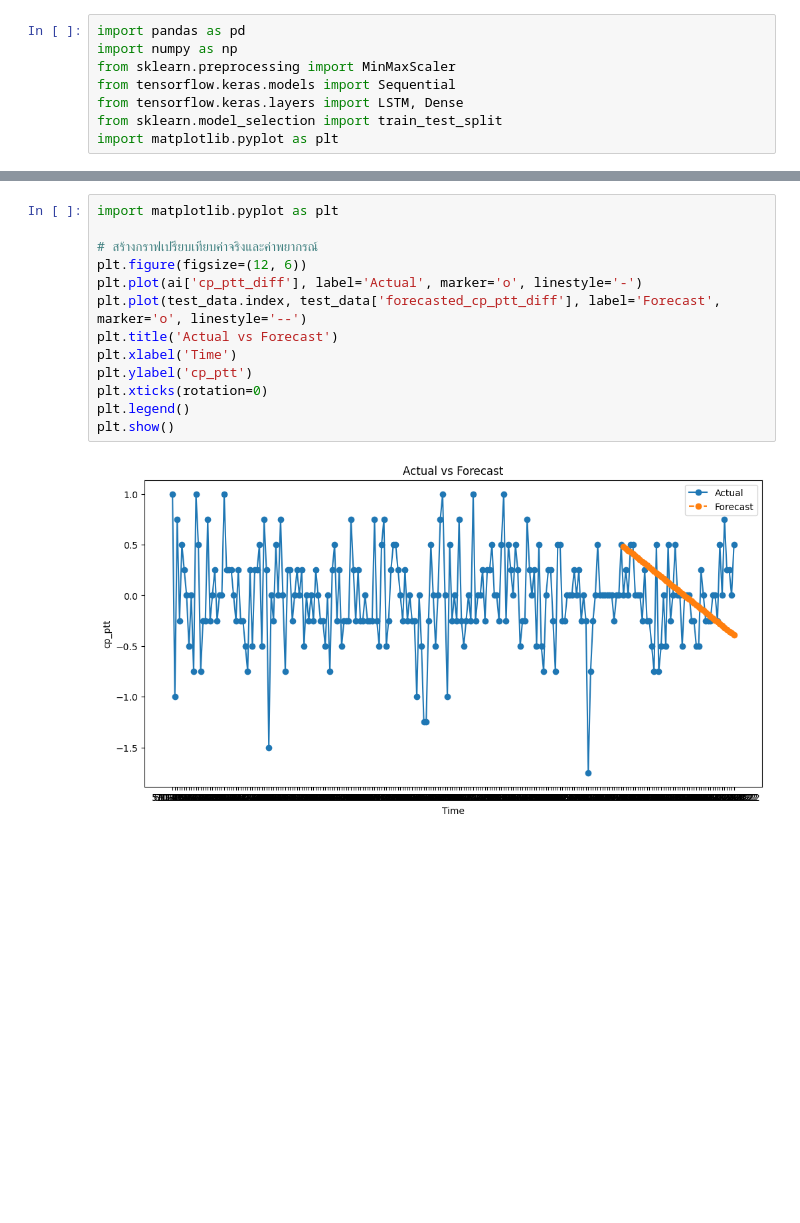
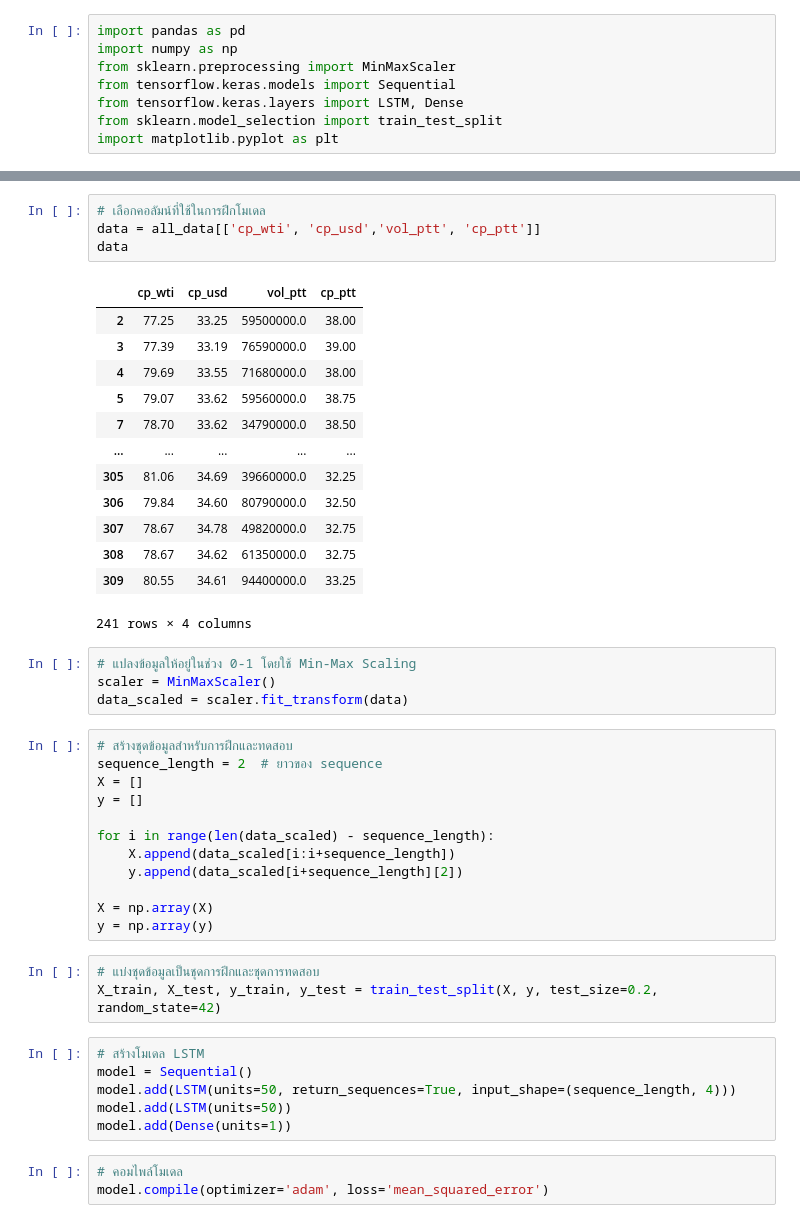
Before and after one commit to Suriya6744/Project, a Jupyter notebook: Model.ipynb, the cells around one changed output, grey strips where cells are left out. Cells and saved outputs as stored; diff of their text form; blank space fills up the shorter version.

```diff
--- a/Model.ipynb
+++ b/Model.ipynb
@@ -2048,15 +686,46 @@ Mean Squared Error (MSE): 21.16310586375073
-# %%
-import matplotlib.pyplot as plt
-
-# สร้างกราฟเปรียบเทียบค่าจริงและค่าพยากรณ์
-plt.figure(figsize=(12, 6))
-plt.plot(ai['cp_ptt_diff'], label='Actual', marker='o', linestyle='-')
-plt.plot(test_data.index, test_data['forecasted_cp_ptt_diff'], label='Forecast', marker='o', linestyle='--')
-plt.title('Actual vs Forecast')
-plt.xlabel('Time')
-plt.ylabel('cp_ptt')
-plt.xticks(rotation=0)
-plt.legend()
-plt.show()
-# %% [output]
-[figure, removed]
+# %%
+# เลือกคอลัมน์ที่ใช้ในการฝึกโมเดล
+data = all_data[['cp_wti', 'cp_usd','vol_ptt', 'cp_ptt']]
+data
+# %% [output]
+|  | cp_wti | cp_usd | vol_ptt | cp_ptt |
+| 2 | 77.25 | 33.25 | 59500000.0 | 38.00 |
+| 3 | 77.39 | 33.19 | 76590000.0 | 39.00 |
+| 4 | 79.69 | 33.55 | 71680000.0 | 38.00 |
+| 5 | 79.07 | 33.62 | 59560000.0 | 38.75 |
+| 7 | 78.70 | 33.62 | 34790000.0 | 38.50 |
+| ... | ... | ... | ... | ... |
+| 305 | 81.06 | 34.69 | 39660000.0 | 32.25 |
+| 306 | 79.84 | 34.60 | 80790000.0 | 32.50 |
+| 307 | 78.67 | 34.78 | 49820000.0 | 32.75 |
+| 308 | 78.67 | 34.62 | 61350000.0 | 32.75 |
+| 309 | 80.55 | 34.61 | 94400000.0 | 33.25 |
+241 rows × 4 columns
+# %%
+# แปลงข้อมูลให้อยู่ในช่วง 0-1 โดยใช้ Min-Max Scaling
+scaler = MinMaxScaler()
+data_scaled = scaler.fit_transform(data)
+# %%
+# สร้างชุดข้อมูลสำหรับการฝึกและทดสอบ
+sequence_length = 2  # ยาวของ sequence
+X = []
+y = []
+
+for i in range(len(data_scaled) - sequence_length):
+    X.append(data_scaled[i:i+sequence_length])
+    y.append(data_scaled[i+sequence_length][2])
+
+X = np.array(X)
+y = np.array(y)
+# %%
+# แบ่งชุดข้อมูลเป็นชุดการฝึกและชุดการทดสอบ
+X_train, X_test, y_train, y_test = train_test_split(X, y, test_size=0.2, random_state=42)
+# %%
+# สร้างโมเดล LSTM
+model = Sequential()
+model.add(LSTM(units=50, return_sequences=True, input_shape=(sequence_length, 4)))
+model.add(LSTM(units=50))
+model.add(Dense(units=1))
+# %%
+# คอมไพล์โมเดล
+model.compile(optimizer='adam', loss='mean_squared_error')
```
Also changed, not shown: parts of 95 cells of this notebook.
